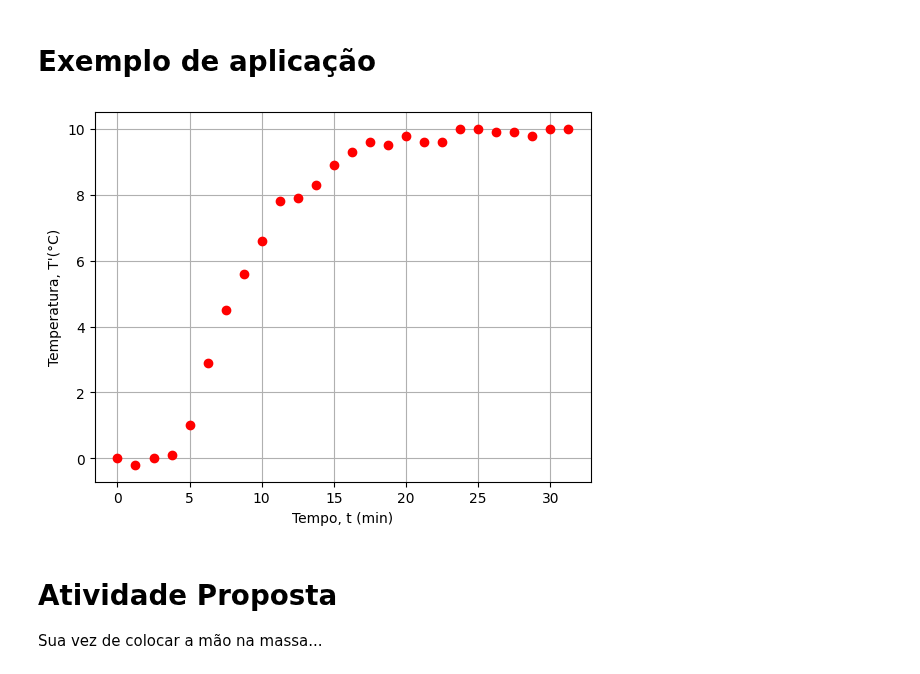
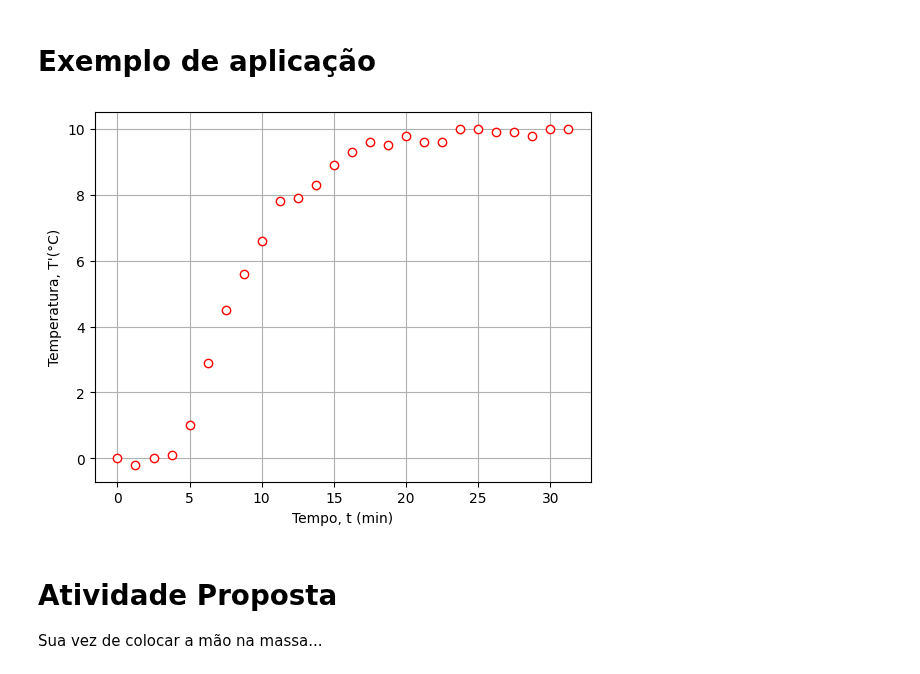
Before and after one commit to juliosdutra/Controle_de_Processos_UFES, a Jupyter notebook: 3.Transfer-functions/identificacao_de_sistemas.ipynb, the cells around one changed output. Drawn from its saved outputs; the diff is of its cells as text; code cells hidden in the pictures.

```diff
--- a/3.Transfer-functions/identificacao_de_sistemas.ipynb
+++ b/3.Transfer-functions/identificacao_de_sistemas.ipynb
@@ -16,20 +16,22 @@ import control as ct
 # %%
 # Dados experimentais
 t = np.array([ 0.  ,  1.25,  2.5 ,  3.75,  5.  ,  6.25,  7.5 ,  8.75, 10.,
        11.25, 12.5 , 13.75, 15.  , 16.25, 17.5 , 18.75, 20.  , 21.25,
        22.5 , 23.75, 25.  , 26.25, 27.5 , 28.75, 30., 31.25  ])
 
 T = np.array([ 0. , -0.2, -0. ,  0.1,  1. ,  2.9,  4.5,  5.6,  6.6,  7.8,  7.9,
         8.3,  8.9,  9.3,  9.6,  9.5,  9.8,  9.6,  9.6, 10. , 10. ,  9.9,
         9.9,  9.8, 10., 10. ])
 
 # Visualização dos dados
-plt.plot(t,T,'or')
+plt.plot(t, T, marker='o', markerfacecolor='white', markeredgecolor='red',
+         markeredgewidth=1, linestyle='None', color='red')
 plt.xlabel('Tempo, t (min)')
 plt.ylabel('Temperatura, T\'(°C)')
-plt.grid();
+plt.grid()
+plt.show()
 # %% [output]
-[figure, old version]
+[figure, new version]
 # %% [markdown]
 # Atividade Proposta
 Sua vez de colocar a mão na massa...
```
Also changed, not shown: parts of 1 cell of this notebook.
